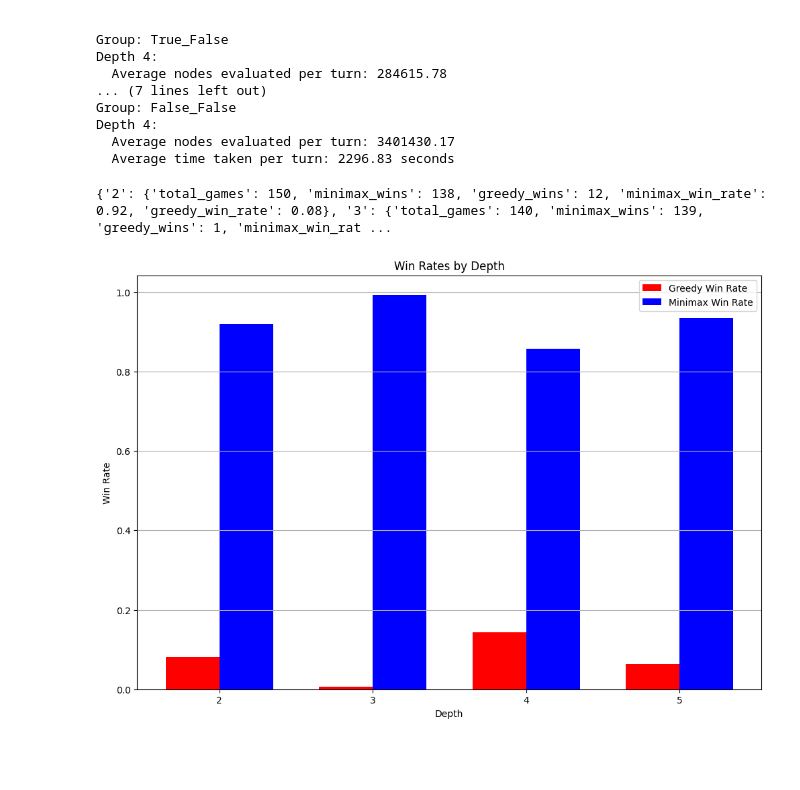
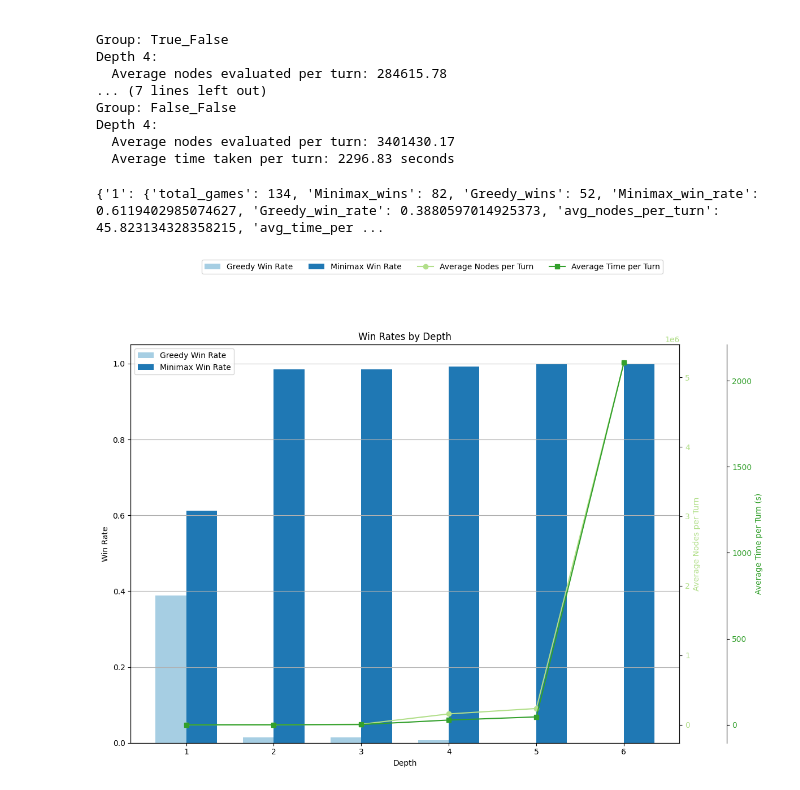
Before and after one commit to J-Krajewski/connect-four-twist, a Jupyter notebook: evaluate_results.ipynb, the cells around one changed output. Cells and saved outputs as stored; diff of their text form; code cells hidden in the pictures; blank space fills up the shorter version.

Commit message:
adding methods to process the data, cleaning up code

```diff
--- a/evaluate_results.ipynb
+++ b/evaluate_results.ipynb
@@ -424,9 +641,9 @@ def plot_win_rates(win_rates):
 # %%
-win_rates = calculate_win_rates("Results/minimax_vs_greedy.csv")
+minimax_vs_greedy_data = calculate_win_rates("Results/minimax_vs_greedy.csv", "Minimax", "Greedy")
 
-print(win_rates)
+print(minimax_vs_greedy_data)
 
-plot_win_rates(win_rates)
+plot_win_rates(minimax_vs_greedy_data, "Minimax", "Greedy")
 # %% [output]
-{'2': {'total_games': 150, 'minimax_wins': 138, 'greedy_wins': 12, 'minimax_win_rate': 0.92, 'greedy_win_rate': 0.08}, '3': {'total_games': 140, 'minimax_wins': 139, 'greedy_wins': 1, 'minimax_win_rat ...
+{'1': {'total_games': 134, 'Minimax_wins': 82, 'Greedy_wins': 52, 'Minimax_win_rate': 0.6119402985074627, 'Greedy_win_rate': 0.3880597014925373, 'avg_nodes_per_turn': 45.823134328358215, 'avg_time_per ...
-[figure, old version]
+[figure, new version]
```
Also changed, not shown: parts of 19 cells of this notebook, 17 other files.
